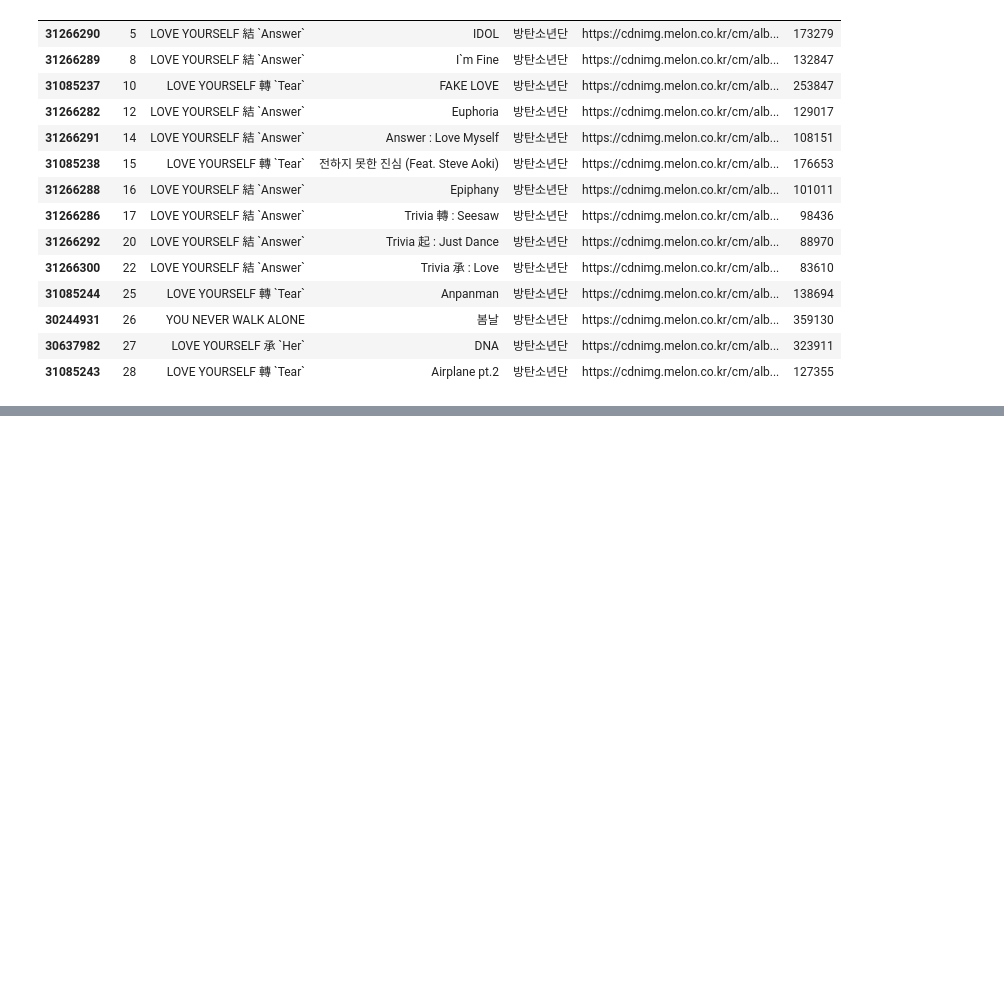
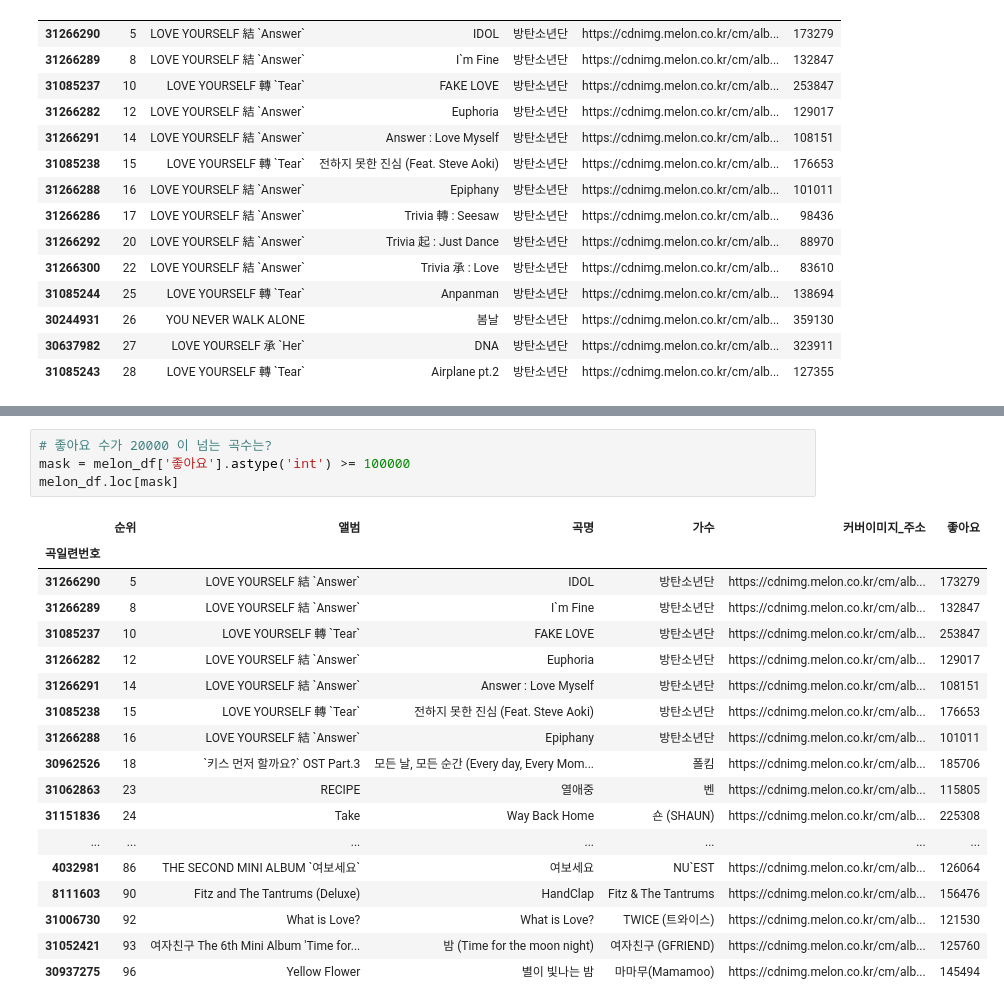
Before and after one commit to CodingSta/demo-lge-201811, a Jupyter notebook: 2일차 - Pandas.ipynb, the cells around one changed output, grey strips where cells are left out. Cells and saved outputs as stored; diff of their text form; blank space fills up the shorter version.

```diff
--- a/2일차 - Pandas.ipynb
+++ b/2일차 - Pandas.ipynb
@@ -394,0 +417,23 @@ melon_df.loc[mask]
+# %%
+# 좋아요 수가 20000 이 넘는 곡수는?
+mask = melon_df['좋아요'].astype('int') >= 100000
+melon_df.loc[mask]
+# %% [output]
+|  | 순위 | 앨범 | 곡명 | 가수 | 커버이미지_주소 | 좋아요 |
+| 곡일련번호 |  |  |  |  |  |  |
+| 31266290 | 5 | LOVE YOURSELF 結 `Answer` | IDOL | 방탄소년단 | https://cdnimg.melon.co.kr/cm/alb... | 173279 |
+| 31266289 | 8 | LOVE YOURSELF 結 `Answer` | I`m Fine | 방탄소년단 | https://cdnimg.melon.co.kr/cm/alb... | 132847 |
+| 31085237 | 10 | LOVE YOURSELF 轉 `Tear` | FAKE LOVE | 방탄소년단 | https://cdnimg.melon.co.kr/cm/alb... | 253847 |
+| 31266282 | 12 | LOVE YOURSELF 結 `Answer` | Euphoria | 방탄소년단 | https://cdnimg.melon.co.kr/cm/alb... | 129017 |
+| 31266291 | 14 | LOVE YOURSELF 結 `Answer` | Answer : Love Myself | 방탄소년단 | https://cdnimg.melon.co.kr/cm/alb... | 108151 |
+| 31085238 | 15 | LOVE YOURSELF 轉 `Tear` | 전하지 못한 진심 (Feat. Steve Aoki) | 방탄소년단 | https://cdnimg.melon.co.kr/cm/alb... | 176653 |
+| 31266288 | 16 | LOVE YOURSELF 結 `Answer` | Epiphany | 방탄소년단 | https://cdnimg.melon.co.kr/cm/alb... | 101011 |
+| 30962526 | 18 | `키스 먼저 할까요?` OST Part.3 | 모든 날, 모든 순간 (Every day, Every Mom... | 폴킴 | https://cdnimg.melon.co.kr/cm/alb... | 185706 |
+| 31062863 | 23 | RECIPE | 열애중 | 벤 | https://cdnimg.melon.co.kr/cm/alb... | 115805 |
+| 31151836 | 24 | Take | Way Back Home | 숀 (SHAUN) | https://cdnimg.melon.co.kr/cm/alb... | 225308 |
+| ... | ... | ... | ... | ... | ... | ... |
+| 4032981 | 86 | THE SECOND MINI ALBUM `여보세요` | 여보세요 | NU`EST | https://cdnimg.melon.co.kr/cm/alb... | 126064 |
+| 8111603 | 90 | Fitz and The Tantrums (Deluxe) | HandClap | Fitz & The Tantrums | https://cdnimg.melon.co.kr/cm/alb... | 156476 |
+| 31006730 | 92 | What is Love? | What is Love? | TWICE (트와이스) | https://cdnimg.melon.co.kr/cm/alb... | 121530 |
+| 31052421 | 93 | 여자친구 The 6th Mini Album 'Time for... | 밤 (Time for the moon night) | 여자친구 (GFRIEND) | https://cdnimg.melon.co.kr/cm/alb... | 125760 |
+| 30937275 | 96 | Yellow Flower | 별이 빛나는 밤 | 마마무(Mamamoo) | https://cdnimg.melon.co.kr/cm/alb... | 145494 |
```
Also changed, not shown: parts of 3 cells of this notebook.
